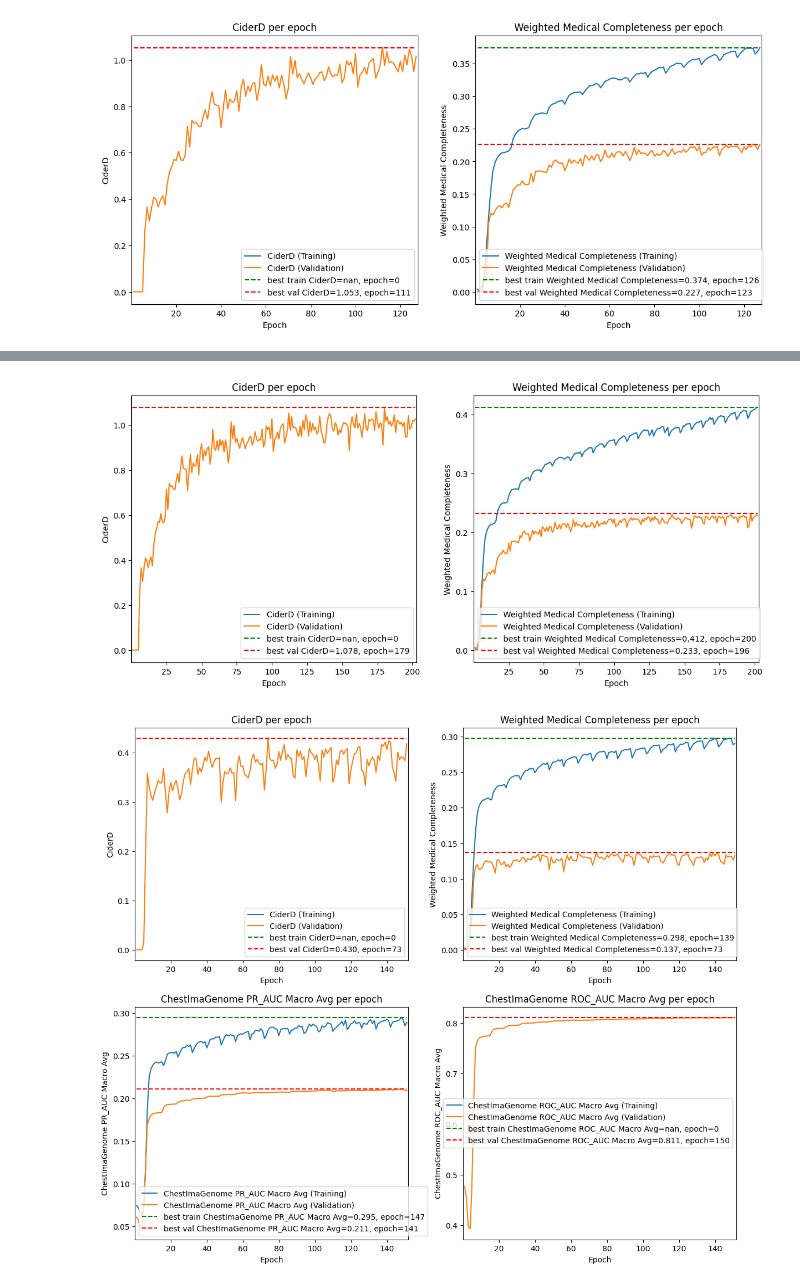
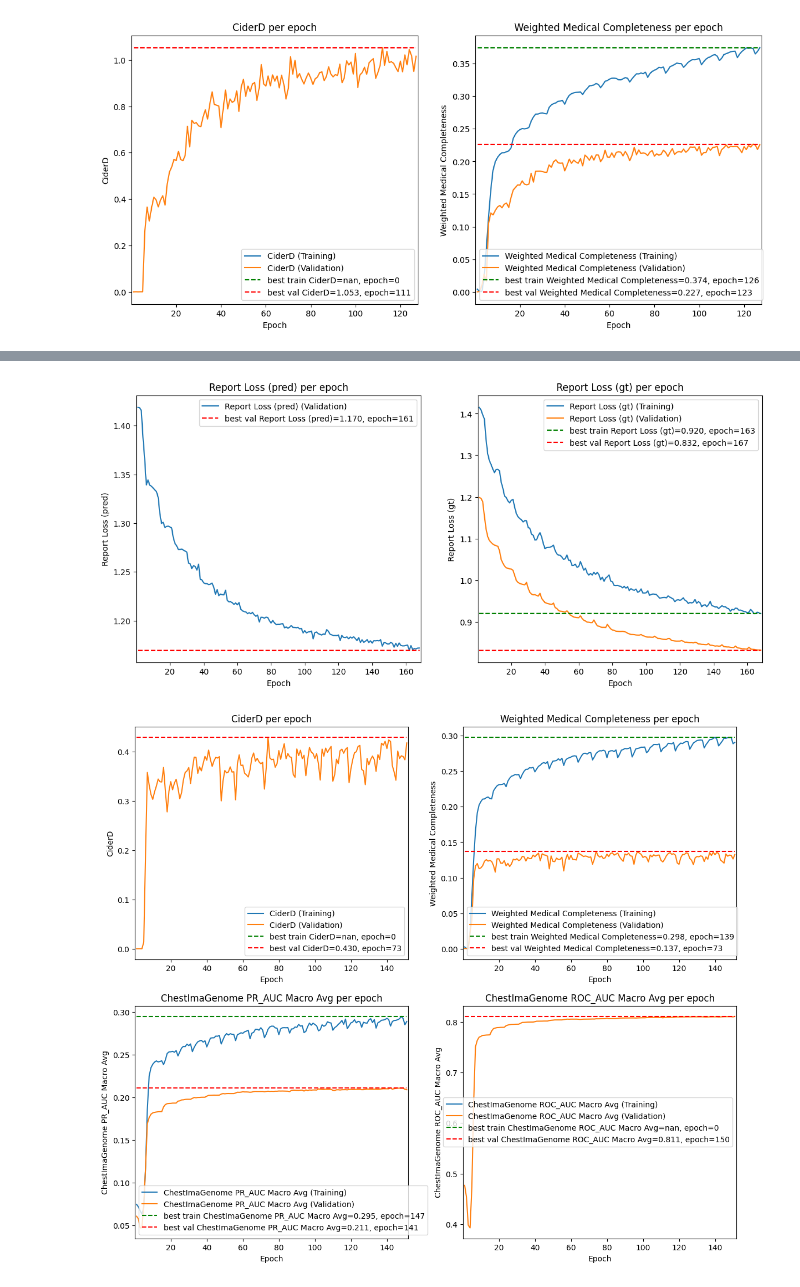
Before and after one commit to PabloMessina/MedVQA, a Jupyter notebook: medvqa/notebooks/Plotting Training Curves.ipynb, the cells around one changed output, grey strips where cells are left out. Cells and saved outputs as stored; diff of their text form; code cells hidden in the pictures.

Commit message:
implement report gen from labels with T5

```diff
--- a/medvqa/notebooks/Plotting Training Curves.ipynb
+++ b/medvqa/notebooks/Plotting Training Curves.ipynb
@@ -472,16 +472,18 @@ plot_train_val_curves('/mnt/data/pamessina/workspaces/medvqa-workspace/models/re
 # %% [output]
 [figure]
 # %%
-plot_train_val_curves('/mnt/data/pamessina/workspaces/medvqa-workspace/models/report_gen/20230424_144147_mim_Labels2ReportModel(10,641->1024->641,TransfReportDec(es=512,hs=512,nl=3))/metrics_logs.csv',
+plot_train_val_curves('/mnt/data/pamessina/workspaces/medvqa-workspace/models/report_gen/20230511_161625_mim(gt)_Labels2ReportModel(t5-small)/metrics_logs.csv',
                 [
-                    MetricNames.CIDER_D,
-                    MetricNames.WMEDCOMP,
+                    MetricNames.REPORT_LOSS,
+                    MetricNames.REPORT_LOSS_GT,
                 ],
                 [
-                    'CiderD',
-                    'Weighted Medical Completeness',
+                    'Report Loss (pred)',
+                    'Report Loss (gt)',
                 ],
                 use_min_with_these_metrics=[
+                    MetricNames.REPORT_LOSS,
+                    MetricNames.REPORT_LOSS_GT,
                 ],
                 single_plot_figsize=(7,6))
 # %% [output]
@@ -488,4 +491,4 @@ plot_train_val_curves('/mnt/data/pamessina/workspaces/medvqa-workspace/models/re
-[figure, old version]
+[figure, new version]
 # %%
 plot_train_val_curves('/mnt/data/pamessina/workspaces/medvqa-workspace/models/report_gen/20230426_122947_mim_Labels2ReportModel(10,379->1024->379,TransfReportDec(es=512,hs=512,nl=3))/metrics_logs.csv',
                 [
```
Also changed, not shown: parts of 1 cell of this notebook, 22 other files.
